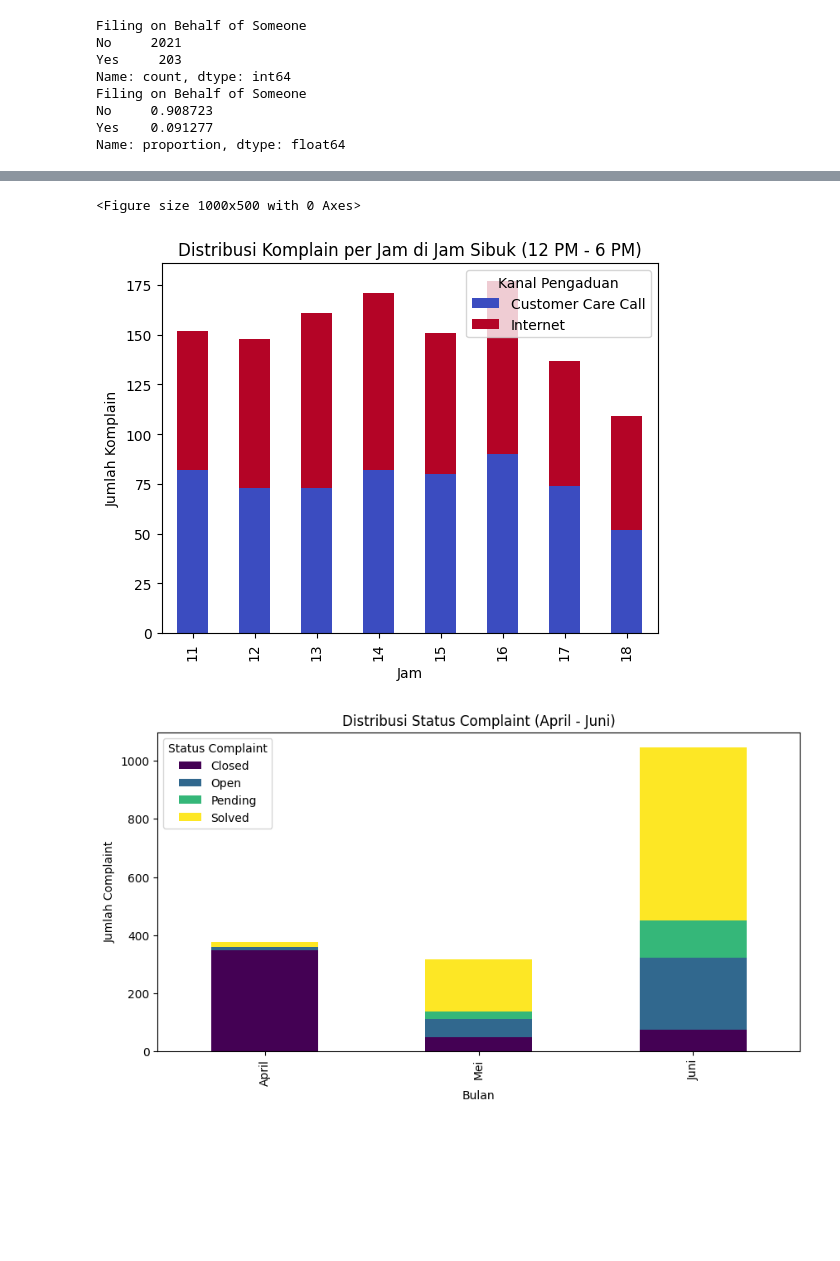
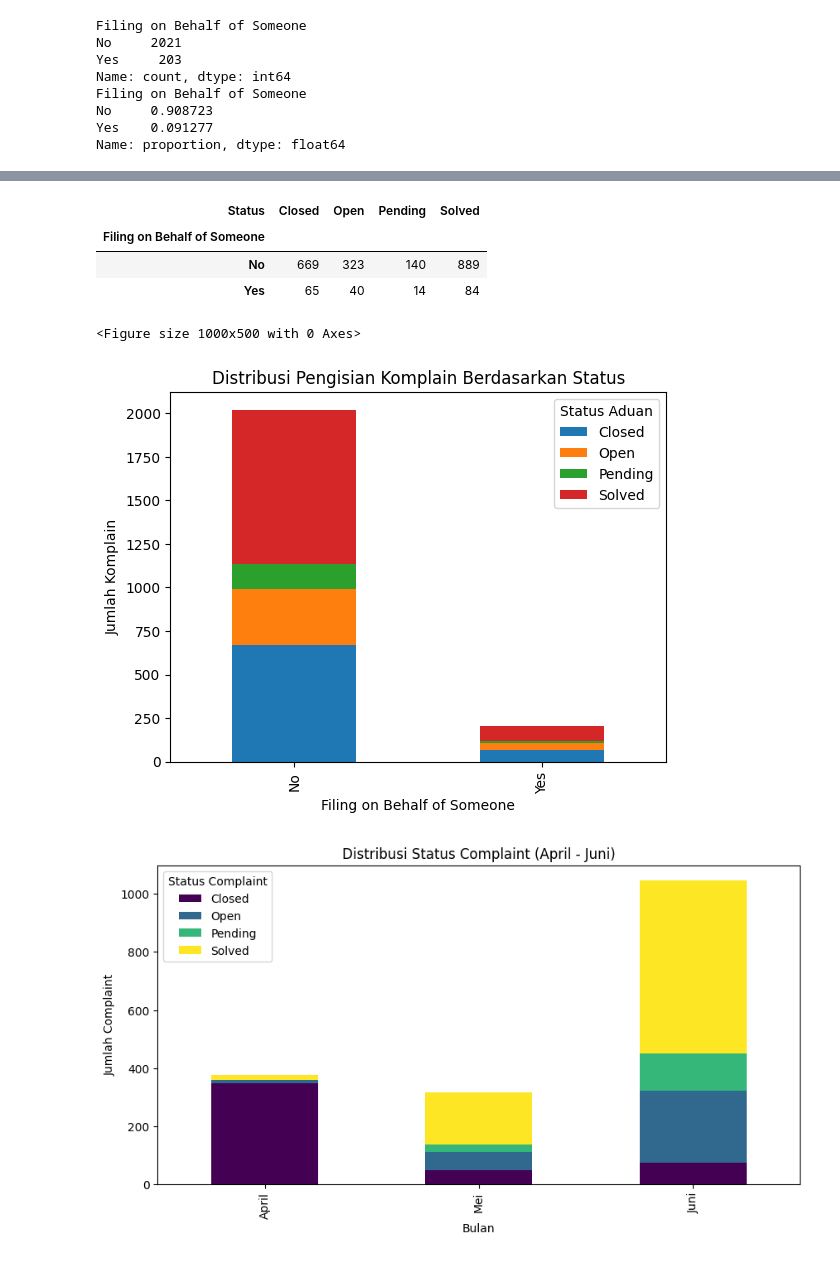
Before and after one commit to kurniadit/telecom_customer_complaints, a Jupyter notebook: analytics.ipynb, the cells around one changed output, grey strips where cells are left out. Drawn from its saved outputs; the diff is of its cells as text; code cells hidden in the pictures; blank space fills up the shorter version.

```diff
--- a/analytics.ipynb
+++ b/analytics.ipynb
@@ -353,16 +441,26 @@ channel_counts
+# %%
+# Count total complaint based on hour and status
+filing_counts_by_status = df_all_new.groupby(["Filing on Behalf of Someone", "Status"]).size().unstack()
+
+filing_counts_by_status
+# %% [output]
+| Status | Closed | Open | Pending | Solved |
+| Filing on Behalf of Someone |  |  |  |  |
+| No | 669 | 323 | 140 | 889 |
+| Yes | 65 | 40 | 14 | 84 |
 # %%
 # Plot
 plt.figure(figsize=(10, 5))
-channel_counts.plot(kind="bar", stacked=True, colormap="coolwarm")
+filing_counts_by_status.plot(kind="bar", stacked=True)
 
-plt.title("Distribusi Komplain per Jam di Jam Sibuk (12 PM - 6 PM)")
-plt.xlabel("Jam")
+plt.title("Distribusi Pengisian Komplain Berdasarkan Status")
+plt.xlabel("Filing on Behalf of Someone")
 plt.ylabel("Jumlah Komplain")
-plt.legend(title="Kanal Pengaduan")
+plt.legend(title="Status Aduan")
 plt.show()
 # %% [output]
 <Figure size 1000x500 with 0 Axes>
-[figure, old version]
+[figure, new version]
 # %%
 df_q2 = df_all_new[df_all_new["Datetime"].dt.month.isin([4, 5, 6])]
 
```
Also changed, not shown: parts of 24 cells of this notebook.
